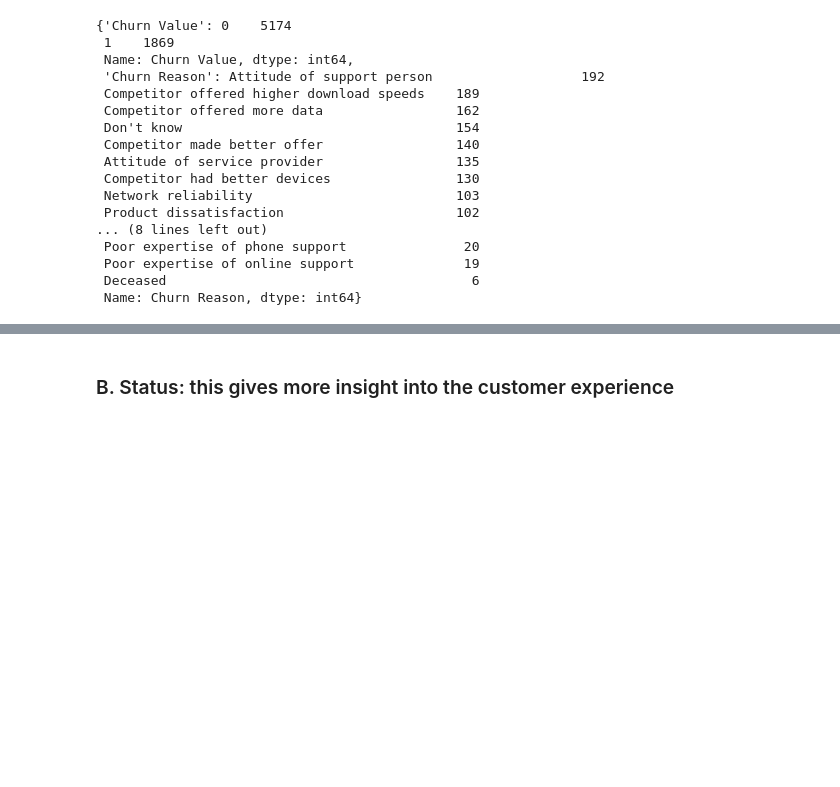
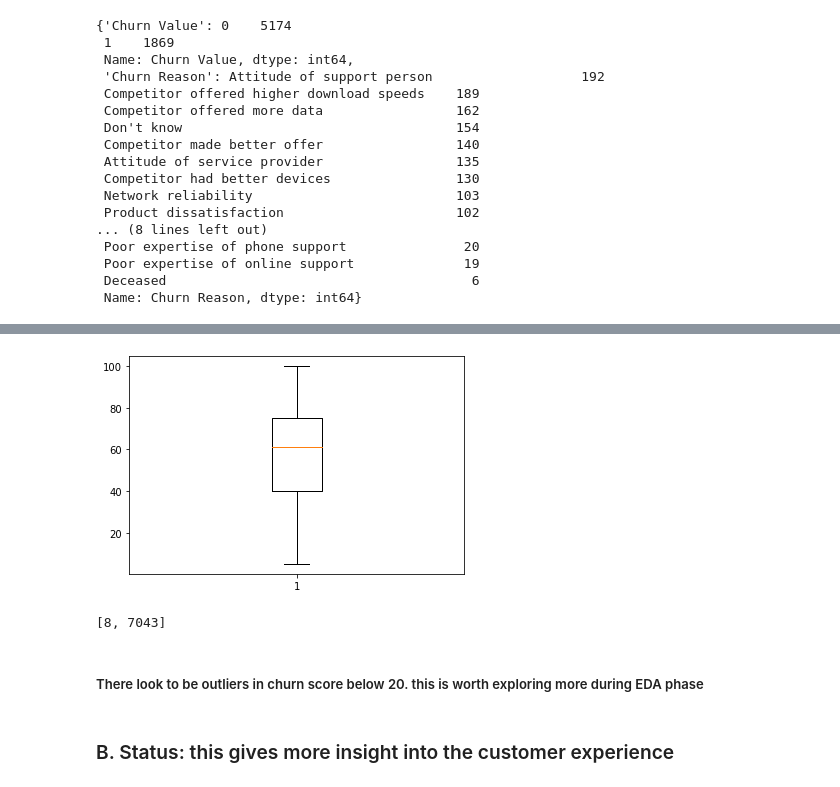
Before and after one commit to Khalif81/TelcoChurn, a Jupyter notebook: Telco_Churn_Data_Wrangling.ipynb, the cells around one changed output, grey strips where cells are left out. Cells and saved outputs as stored; diff of their text form; code cells hidden in the pictures; blank space fills up the shorter version.

```diff
--- a/Telco_Churn_Data_Wrangling.ipynb
+++ b/Telco_Churn_Data_Wrangling.ipynb
@@ -210,3 +217,13 @@ for k in hist_cols:
+# %%
+plt.boxplot(churn['Churn Score']);
+# %% [output]
+[figure, added]
+# %%
+[(churn['Churn Score'] < 20).sum(), churn['Churn Score'].count()]
+# %% [output]
+[8, 7043]
+# %% [markdown]
+##### There look to be outliers in churn score below 20. this is worth exploring more during EDA phase
 # %% [markdown]
 ### B. Status: this gives more insight into the customer experience
 # %%
```
Also changed, not shown: parts of 12 cells of this notebook.
